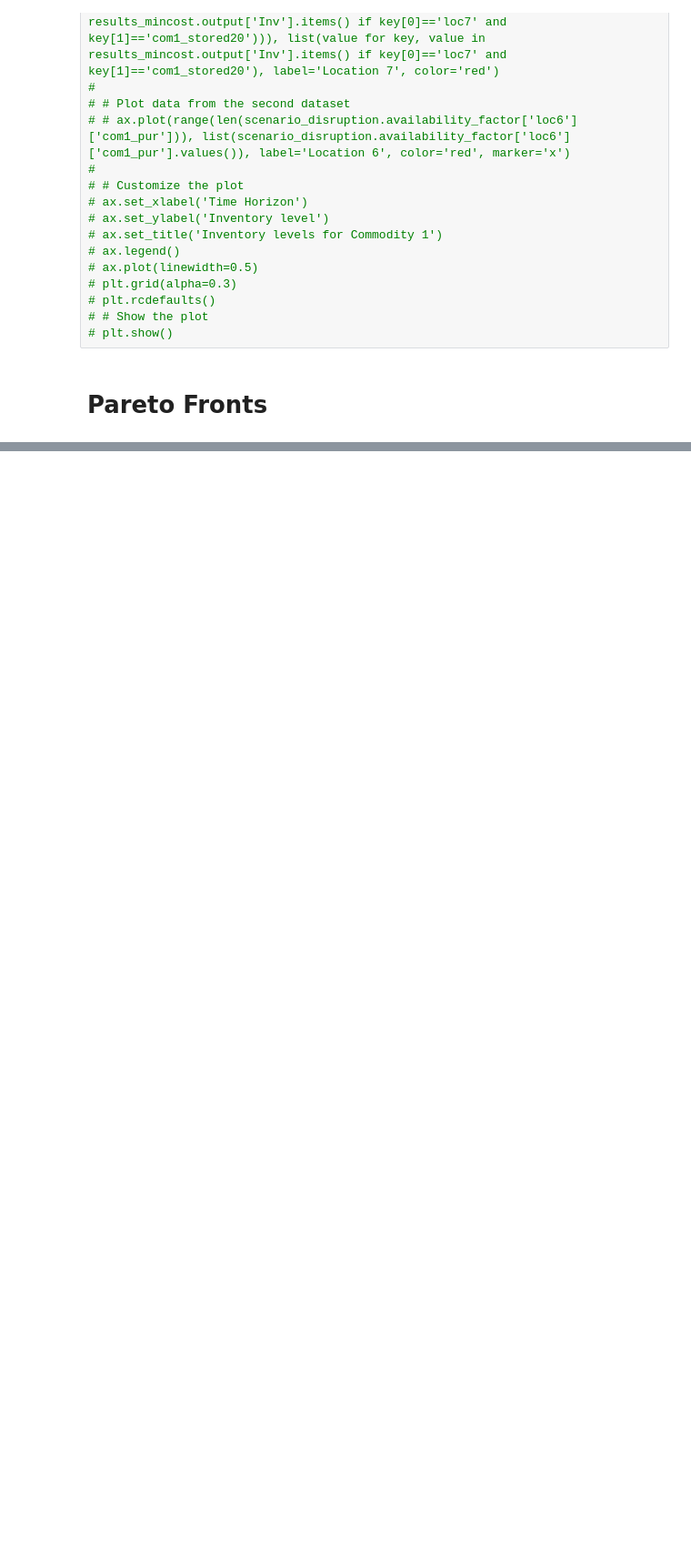
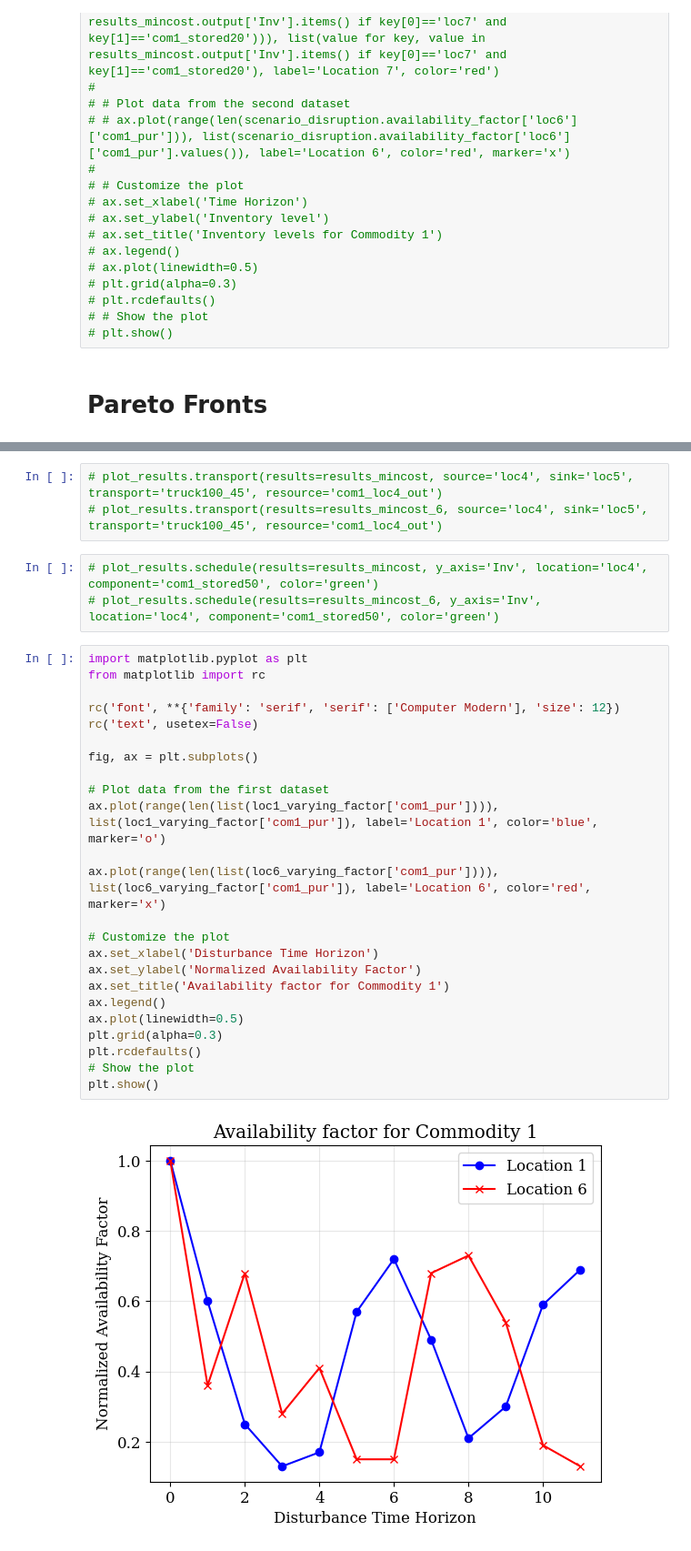
Before and after one commit to TAMUparametric/energiapy, a Jupyter notebook: docs/notebooks/ivanov-model/AIChE Fall 2023/Correct Case Studies/Ivanov Example RD.ipynb, the cells around one changed output, grey strips where cells are left out. Shown at 91% size. Cells and saved outputs as stored; diff of their text form; blank space fills up the shorter version.

```diff
--- a/docs/notebooks/ivanov-model/AIChE Fall 2023/Correct Case Studies/Ivanov Example RD.ipynb
+++ b/docs/notebooks/ivanov-model/AIChE Fall 2023/Correct Case Studies/Ivanov Example RD.ipynb
@@ -755,0 +686,32 @@ min(value for key, value in results_mincost_7.output['S'].items() if key[0] == '
+# %%
+# plot_results.transport(results=results_mincost, source='loc4', sink='loc5', transport='truck100_45', resource='com1_loc4_out')
+# plot_results.transport(results=results_mincost_6, source='loc4', sink='loc5', transport='truck100_45', resource='com1_loc4_out')
+# %%
+# plot_results.schedule(results=results_mincost, y_axis='Inv', location='loc4', component='com1_stored50', color='green')
+# plot_results.schedule(results=results_mincost_6, y_axis='Inv', location='loc4', component='com1_stored50', color='green')
+# %%
+import matplotlib.pyplot as plt
+from matplotlib import rc
+
+rc('font', **{'family': 'serif', 'serif': ['Computer Modern'], 'size': 12})
+rc('text', usetex=False)
+
+fig, ax = plt.subplots()
+
+# Plot data from the first dataset
+ax.plot(range(len(list(loc1_varying_factor['com1_pur']))), list(loc1_varying_factor['com1_pur']), label='Location 1', color='blue', marker='o')
+
+ax.plot(range(len(list(loc6_varying_factor['com1_pur']))), list(loc6_varying_factor['com1_pur']), label='Location 6', color='red', marker='x')
+
+# Customize the plot
+ax.set_xlabel('Disturbance Time Horizon')
+ax.set_ylabel('Normalized Availability Factor')
+ax.set_title('Availability factor for Commodity 1')
+ax.legend()
+ax.plot(linewidth=0.5)
+plt.grid(alpha=0.3)
+plt.rcdefaults()
+# Show the plot
+plt.show()
+# %% [output]
+[figure, added]
```
Also changed, not shown: parts of 78 cells of this notebook, 2 other files.
